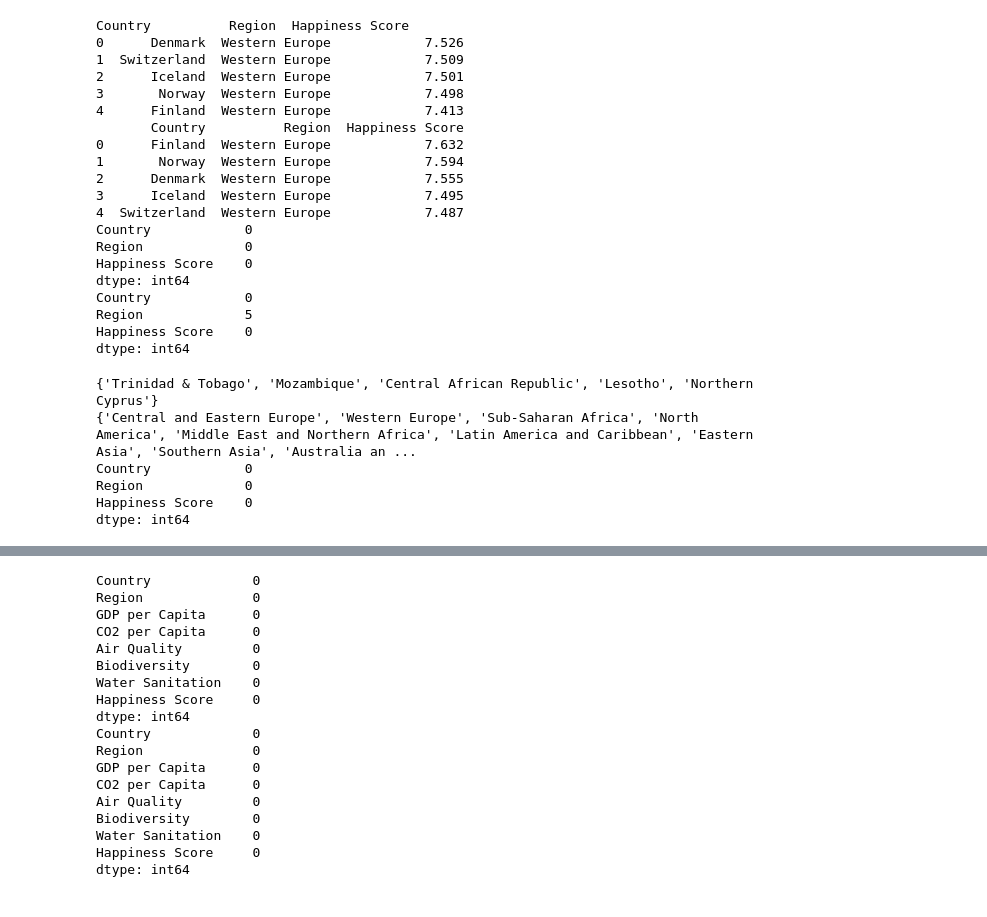
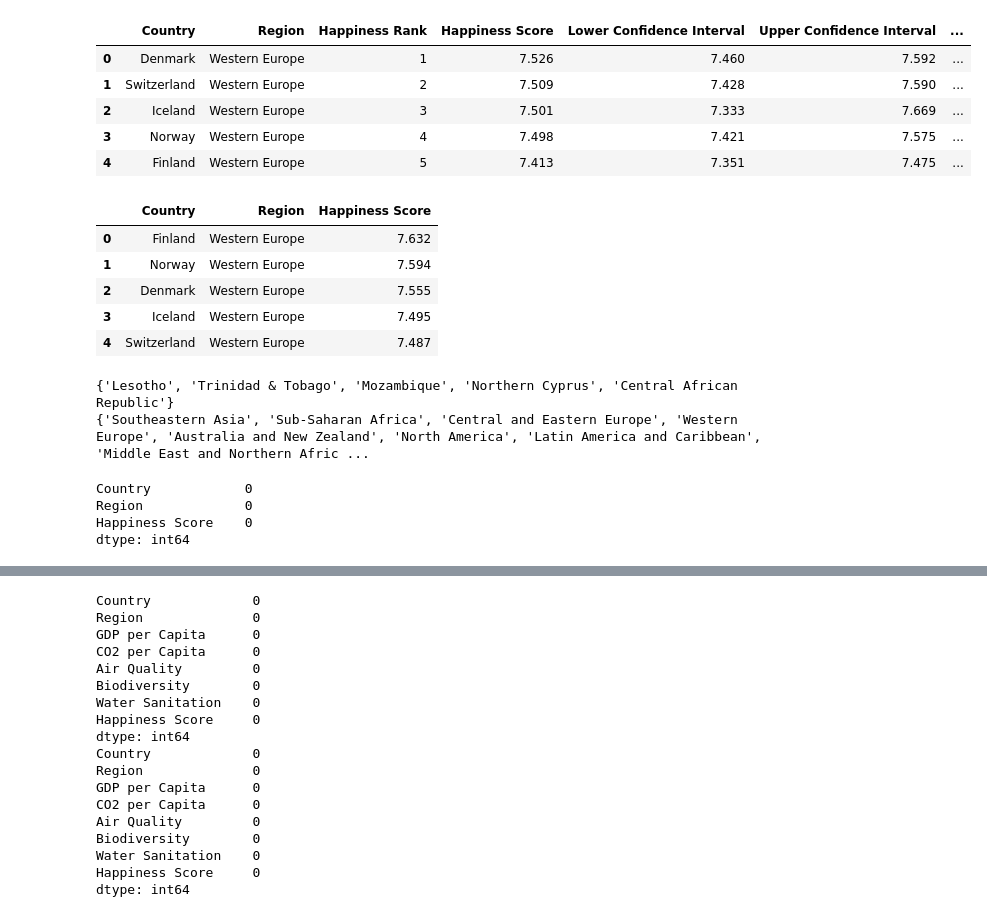
Before and after one commit to bennphsmith/Happy, a Jupyter notebook: PreData/Master.ipynb, the cells around one changed output, grey strips where cells are left out. Cells and saved outputs as stored; diff of their text form; code cells hidden in the pictures.

```diff
--- a/PreData/Master.ipynb
+++ b/PreData/Master.ipynb
@@ -4,42 +8,33 @@ import numpy as np
 # %%
 ########Begin Pre Processing the Happiness Scores CSV#########
 # Read in the Happiness CSV files
 happy_16 = pd.read_csv('2016.csv')
 happy_18 = pd.read_csv('2018.csv')
+
+# Print top of table as example
+happy_16.head()
+# %% [output]
+|  | Country | Region | Happiness Rank | Happiness Score | Lower Confidence Interval | Upper Confidence Interval | ... |
+| 0 | Denmark | Western Europe | 1 | 7.526 | 7.460 | 7.592 | ... |
+| 1 | Switzerland | Western Europe | 2 | 7.509 | 7.428 | 7.590 | ... |
+| 2 | Iceland | Western Europe | 3 | 7.501 | 7.333 | 7.669 | ... |
+| 3 | Norway | Western Europe | 4 | 7.498 | 7.421 | 7.575 | ... |
+| 4 | Finland | Western Europe | 5 | 7.413 | 7.351 | 7.475 | ... |
 # %%
 # Create new tables out of the relvant colums from the database
-Happy16 =  happy_16[['Country', 'Region', 'Happiness Score']].copy()
-Happy18 =  happy_18[['Country or region', 'Score']].copy()
+Happy16 =  happy_16[['Country', 'Region', 'Happiness Score']].copy() # Create new table with relevant features for 2016
+Happy18 =  happy_18[['Country or region', 'Score']].copy() # Create new table with relevant features for 2018
 Happy18.columns = ['Country', 'Happiness Score'] # Change column names to make them consistent
 Happy18 = pd.merge(Happy18, Happy16[['Country', 'Region']], on=['Country'], how='left') # Merge the regional information from 16 to 18
 Happy18 = Happy18[['Country', 'Region', 'Happiness Score']] # Reorder columns
-print(Happy16.head())
-print(Happy18.head())
-
-# Check for nulls
-print(Happy16.isnull().sum(axis = 0))
-print(Happy18.isnull().sum(axis = 0))
+Happy18.head()
 # %% [output]
-Country          Region  Happiness Score
-0      Denmark  Western Europe            7.526
-1  Switzerland  Western Europe            7.509
-2      Iceland  Western Europe            7.501
-3       Norway  Western Europe            7.498
-4      Finland  Western Europe            7.413
-       Country          Region  Happiness Score
-0      Finland  Western Europe            7.632
-1       Norway  Western Europe            7.594
-2      Denmark  Western Europe            7.555
-3      Iceland  Western Europe            7.495
-4  Switzerland  Western Europe            7.487
-Country            0
-Region             0
-Happiness Score    0
-dtype: int64
-Country            0
-Region             5
-Happiness Score    0
-dtype: int64
+|  | Country | Region | Happiness Score |
+| 0 | Finland | Western Europe | 7.632 |
+| 1 | Norway | Western Europe | 7.594 |
+| 2 | Denmark | Western Europe | 7.555 |
+| 3 | Iceland | Western Europe | 7.495 |
+| 4 | Switzerland | Western Europe | 7.487 |
 # %%
 # Find and clean missing values for Region
 print(set(Happy18['Country']) - set(Happy16['Country'])) # Get Set of missing values
@@ -57,13 +52,13 @@ Happy18.loc[Happy18['Country'] == 'Lesotho', ['Region']] = 'Sub-Saharan Africa'
 Happy18.loc[Happy18['Country'] == 'Central African Republic', ['Region']] = 'Sub-Saharan Africa'
 Happy18.loc[Happy18['Country'] == 'Mozambique', ['Region']] = 'Sub-Saharan Africa'
 
-# Check table there is now no missing values
-print(Happy18.isnull().sum(axis = 0))
+# Check columns for missing values
+Happy18.isnull().sum(axis = 0)
 # %% [output]
-{'Trinidad & Tobago', 'Mozambique', 'Central African Republic', 'Lesotho', 'Northern Cyprus'}
-{'Central and Eastern Europe', 'Western Europe', 'Sub-Saharan Africa', 'North America', 'Middle East and Northern Africa', 'Latin America and Caribbean', 'Eastern Asia', 'Southern Asia', 'Australia an ...
-Country            0
-Region             0
-Happiness Score    0
-dtype: int64
+{'Lesotho', 'Trinidad & Tobago', 'Mozambique', 'Northern Cyprus', 'Central African Republic'}
+{'Southeastern Asia', 'Sub-Saharan Africa', 'Central and Eastern Europe', 'Western Europe', 'Australia and New Zealand', 'North America', 'Latin America and Caribbean', 'Middle East and Northern Afric ...
+Country            0
+Region             0
+Happiness Score    0
+dtype: int64
 # %%
```
Also changed, not shown: parts of 16 cells of this notebook, 24 other files.
